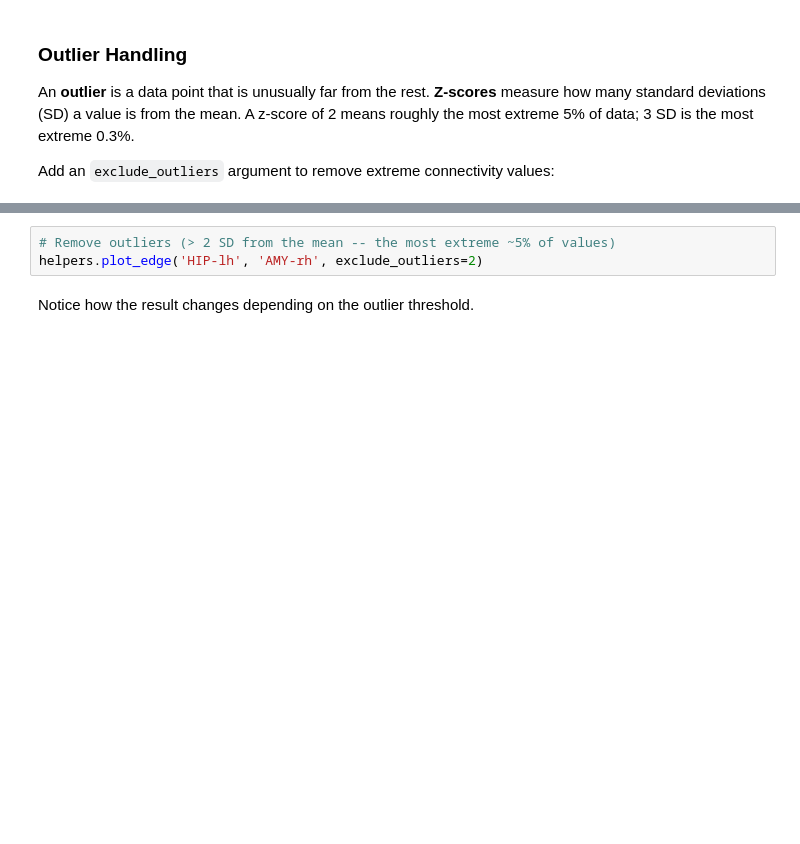
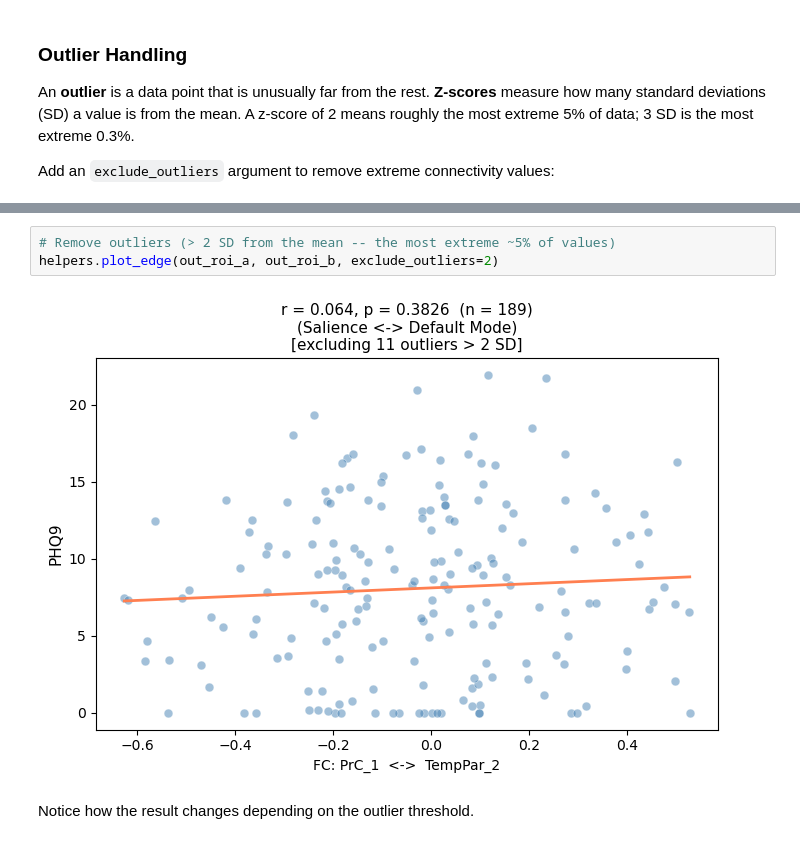
Before and after one commit to cmahlen/python-stats-demo, a Jupyter notebook: Repro_Lab_Exploratory.ipynb, the cells around one changed output, grey strips where cells are left out. Cells and saved outputs as stored; diff of their text form; blank space fills up the shorter version.

```diff
--- a/Repro_Lab_Exploratory.ipynb
+++ b/Repro_Lab_Exploratory.ipynb
@@ -420,6 +563,8 @@ helpers.plot_edge('HIP-lh', 'AMY-rh')
 # %%
 # Remove outliers (> 2 SD from the mean -- the most extreme ~5% of values)
-helpers.plot_edge('HIP-lh', 'AMY-rh', exclude_outliers=2)
+helpers.plot_edge(out_roi_a, out_roi_b, exclude_outliers=2)
+# %% [output]
+[figure, added]
 # %% [markdown]
 Notice how the result changes depending on the outlier threshold.
 # %% [markdown]
```
Also changed, not shown: parts of 41 cells of this notebook, 2 other files.
